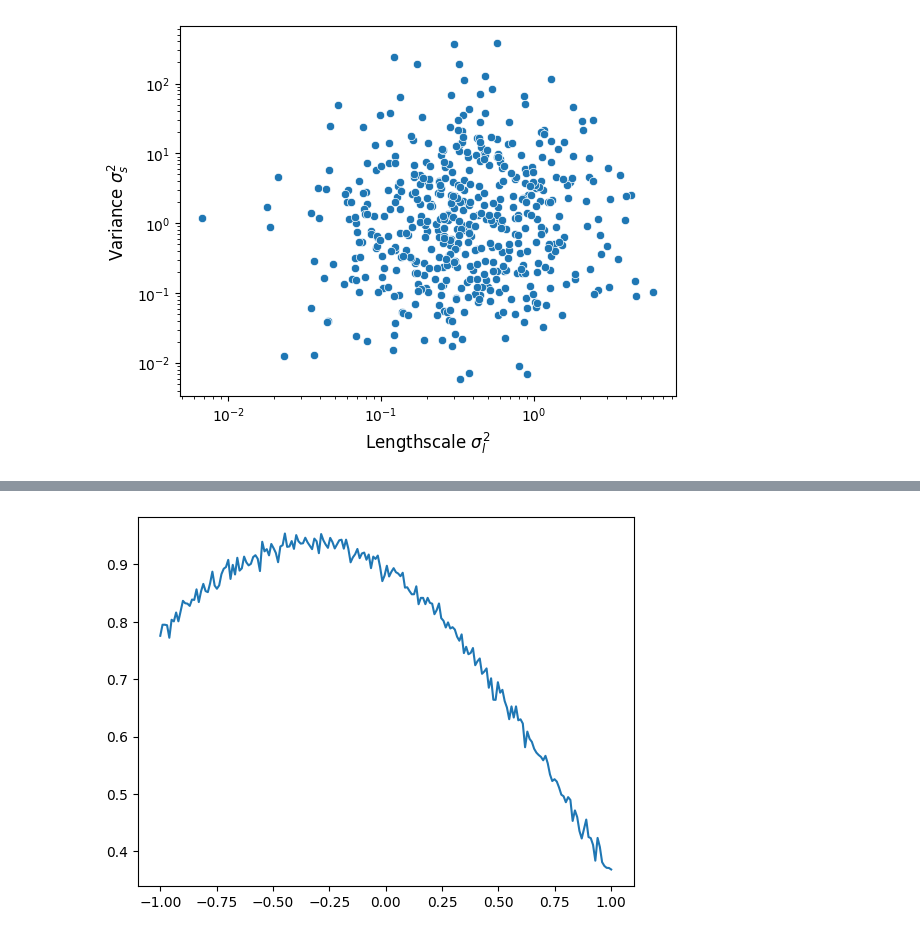
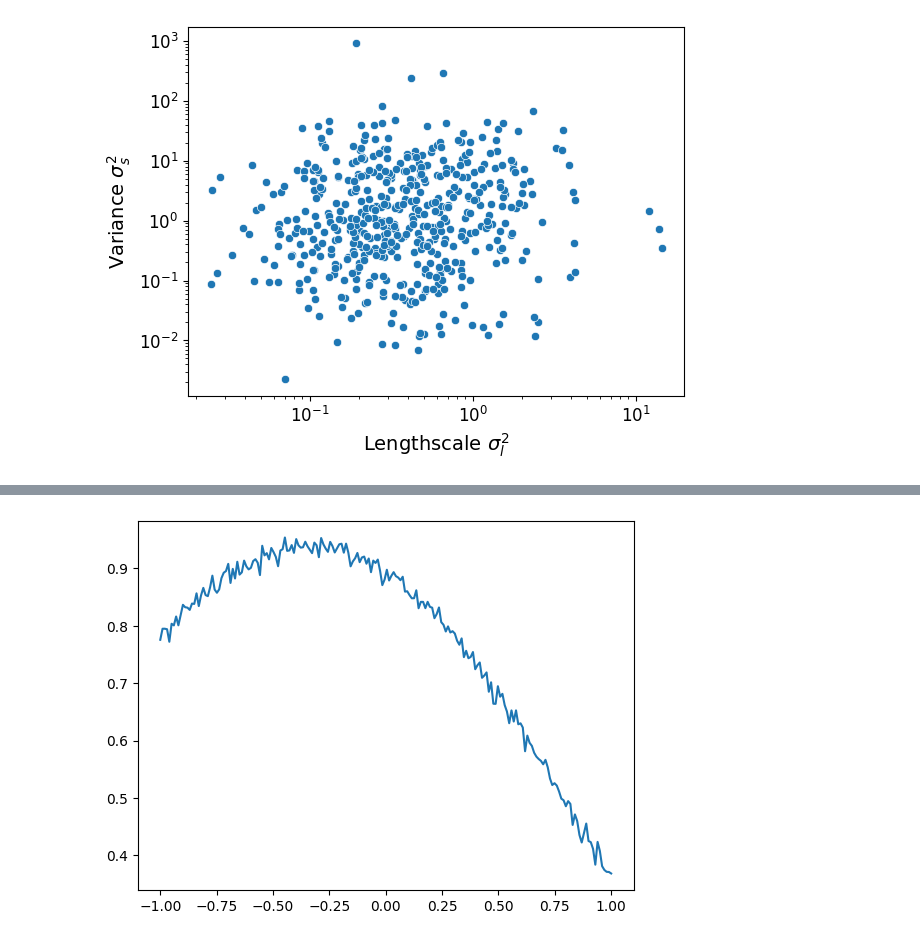
Before and after one commit to stojl/pml_exam, a Jupyter notebook: GP.ipynb, the cells around one changed output, grey strips where cells are left out. Cells and saved outputs as stored; diff of their text form; code cells hidden in the pictures.

```diff
--- a/GP.ipynb
+++ b/GP.ipynb
@@ -33,17 +33,19 @@ mcmc.run()
 # %%
 lengthprior = torch.distributions.LogNormal(-1, 1)
 varianceprior = torch.distributions.LogNormal(0, 2)
 x1 = lengthprior.sample_n(500)
 y1 = varianceprior.sample_n(500)
 
 f, ax = plt.subplots()
 ax.set(xscale="log", yscale="log")
 sns.scatterplot(x = x1, y = y1)
-ax.set_xlabel("Lengthscale $\sigma_l^2$", fontsize = 12)
-ax.set_ylabel("Variance $\sigma_s^2$", fontsize = 12)
+ax.set_xlabel("Lengthscale $\sigma_l^2$", fontsize = 14)
+ax.set_ylabel("Variance $\sigma_s^2$", fontsize = 14)
+plt.yticks(fontsize=12)
+plt.xticks(fontsize=12)
 plt.show()
 # %% [output]
-[figure, old version]
+[figure, new version]
 # %%
 hyperparam = mcmc.get_samples()
 x1 = hyperparam["kernel.lengthscale"][0:499]
```
Also changed, not shown: parts of 13 cells of this notebook.
